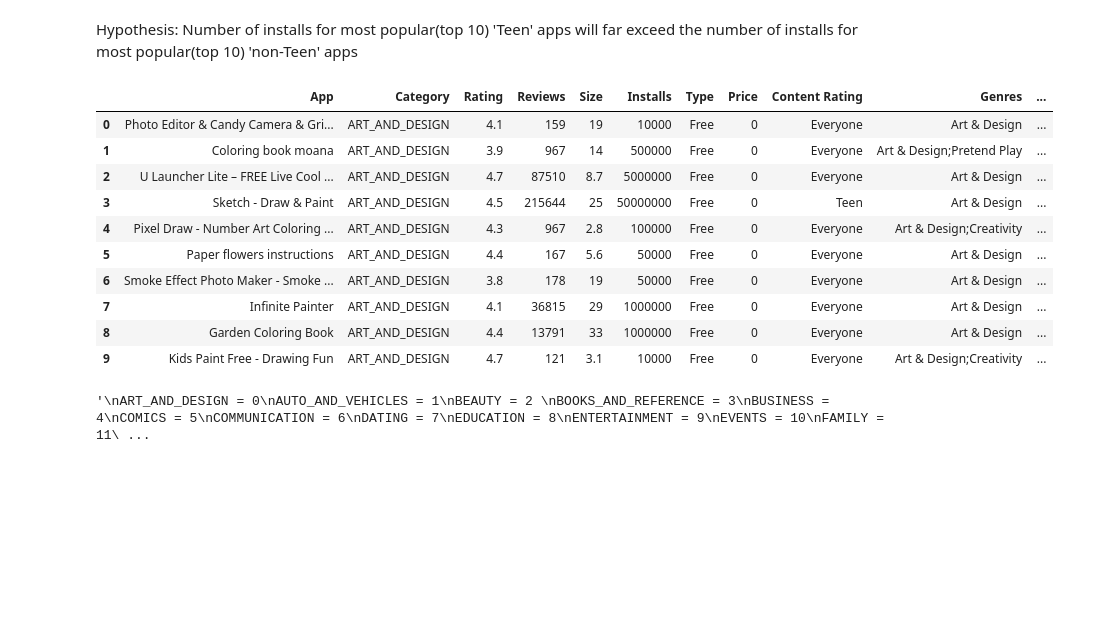
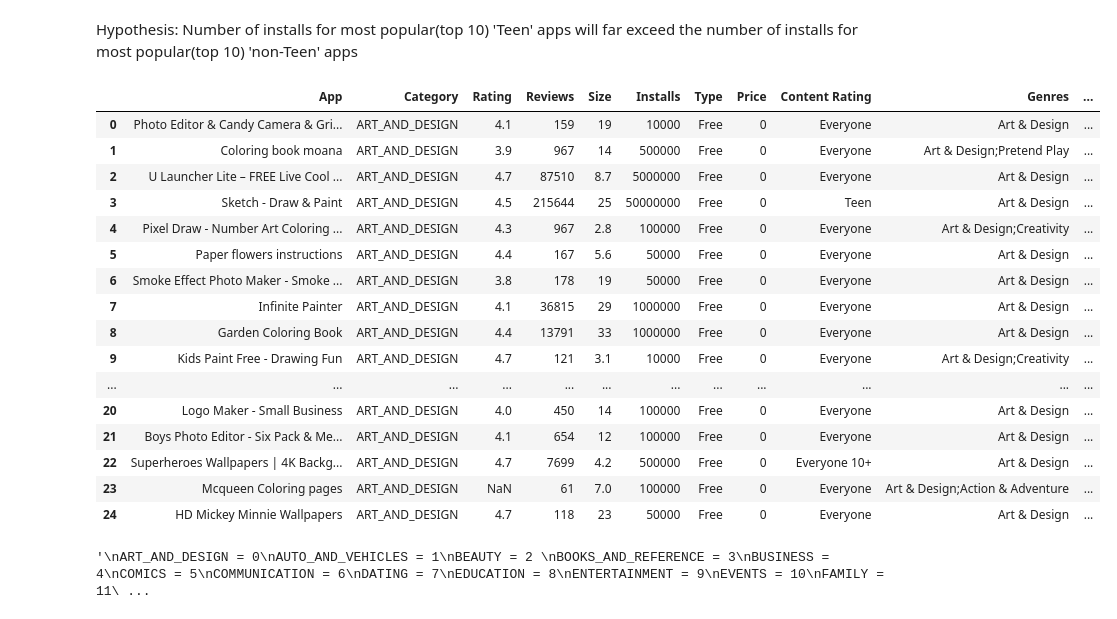
Before and after one commit to nikibhatt/DS-Unit-1-Sprint-3-Linear-Algebra, a Jupyter notebook: NB_Portfolio.ipynb, the cells around one changed output. Drawn from its saved outputs; the diff is of its cells as text; code cells hidden in the pictures; blank space fills up the shorter version.

```diff
--- a/NB_Portfolio.ipynb
+++ b/NB_Portfolio.ipynb
@@ -43,19 +54,25 @@ df.drop(df.index[10472], inplace=True)
 # Row [7312,8266] removed due to "Unrated" value in Content Rating
 df.drop(df.index[[7312,8266]], inplace=True)
 # %%
-df.head(10)
+df.head(25)
 # %% [output]
 |  | App | Category | Rating | Reviews | Size | Installs | Type | Price | Content Rating | Genres | ... |
 | 0 | Photo Editor & Candy Camera & Gri... | ART_AND_DESIGN | 4.1 | 159 | 19 | 10000 | Free | 0 | Everyone | Art & Design | ... |
 | 1 | Coloring book moana | ART_AND_DESIGN | 3.9 | 967 | 14 | 500000 | Free | 0 | Everyone | Art & Design;Pretend Play | ... |
 | 2 | U Launcher Lite – FREE Live Cool ... | ART_AND_DESIGN | 4.7 | 87510 | 8.7 | 5000000 | Free | 0 | Everyone | Art & Design | ... |
 | 3 | Sketch - Draw & Paint | ART_AND_DESIGN | 4.5 | 215644 | 25 | 50000000 | Free | 0 | Teen | Art & Design | ... |
 | 4 | Pixel Draw - Number Art Coloring ... | ART_AND_DESIGN | 4.3 | 967 | 2.8 | 100000 | Free | 0 | Everyone | Art & Design;Creativity | ... |
 | 5 | Paper flowers instructions | ART_AND_DESIGN | 4.4 | 167 | 5.6 | 50000 | Free | 0 | Everyone | Art & Design | ... |
 | 6 | Smoke Effect Photo Maker - Smoke ... | ART_AND_DESIGN | 3.8 | 178 | 19 | 50000 | Free | 0 | Everyone | Art & Design | ... |
 | 7 | Infinite Painter | ART_AND_DESIGN | 4.1 | 36815 | 29 | 1000000 | Free | 0 | Everyone | Art & Design | ... |
 | 8 | Garden Coloring Book | ART_AND_DESIGN | 4.4 | 13791 | 33 | 1000000 | Free | 0 | Everyone | Art & Design | ... |
 | 9 | Kids Paint Free - Drawing Fun | ART_AND_DESIGN | 4.7 | 121 | 3.1 | 10000 | Free | 0 | Everyone | Art & Design;Creativity | ... |
+| ... | ... | ... | ... | ... | ... | ... | ... | ... | ... | ... | ... |
+| 20 | Logo Maker - Small Business | ART_AND_DESIGN | 4.0 | 450 | 14 | 100000 | Free | 0 | Everyone | Art & Design | ... |
+| 21 | Boys Photo Editor - Six Pack & Me... | ART_AND_DESIGN | 4.1 | 654 | 12 | 100000 | Free | 0 | Everyone | Art & Design | ... |
+| 22 | Superheroes Wallpapers | 4K Backg... | ART_AND_DESIGN | 4.7 | 7699 | 4.2 | 500000 | Free | 0 | Everyone 10+ | Art & Design | ... |
+| 23 | Mcqueen Coloring pages | ART_AND_DESIGN | NaN | 61 | 7.0 | 100000 | Free | 0 | Everyone | Art & Design;Action & Adventure | ... |
+| 24 | HD Mickey Minnie Wallpapers | ART_AND_DESIGN | 4.7 | 118 | 23 | 50000 | Free | 0 | Everyone | Art & Design | ... |
 # %%
 # Sort by "Category"
 df.sort_values("Category", inplace = True)
```
Also changed, not shown: parts of 20 cells of this notebook.
